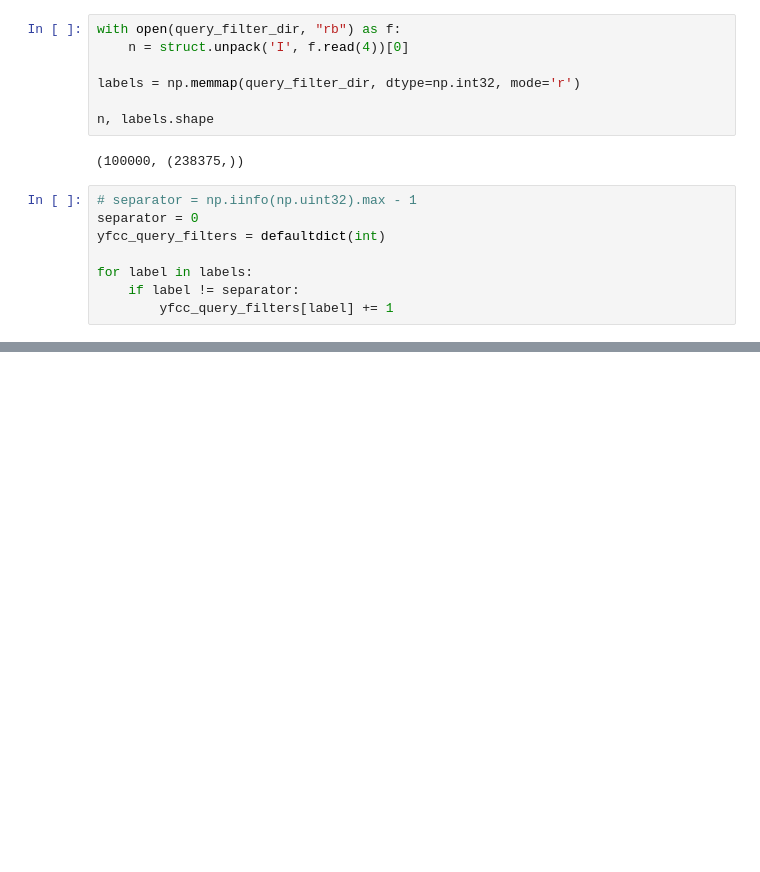
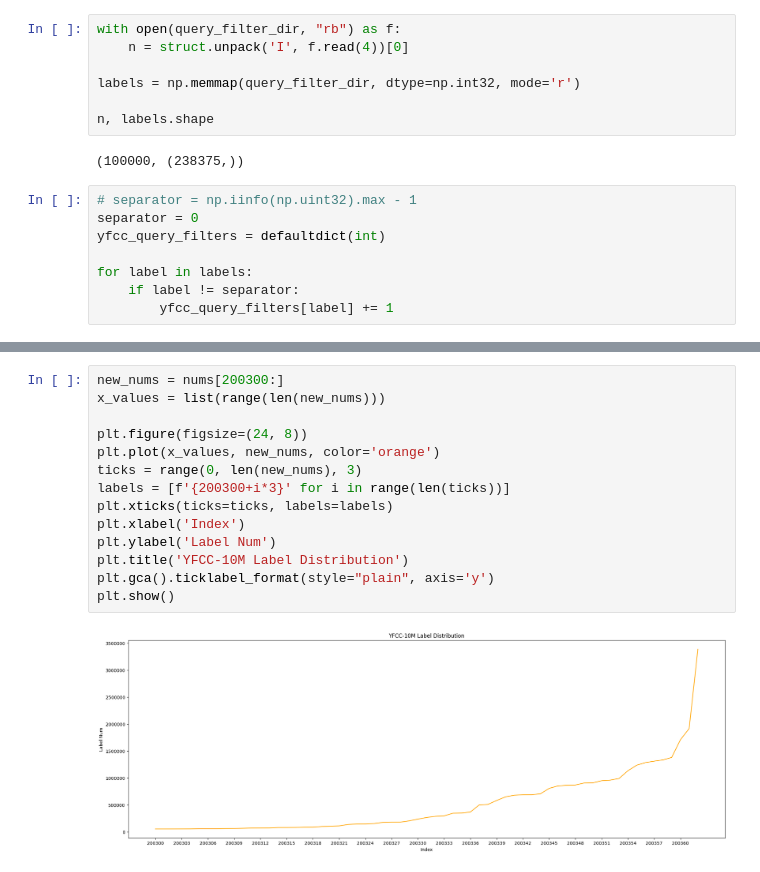
Before and after one commit to sujingbo0217/ANNlib, a Jupyter notebook: data/label_analysis.ipynb, the cells around one changed output, grey strips where cells are left out. Saved outputs shown, nothing was run; the diff lists cells and outputs as text; blank space fills up the shorter version.

```diff
--- a/data/label_analysis.ipynb
+++ b/data/label_analysis.ipynb
@@ -380,0 +514,16 @@ choices, [sorted_yfcc_base[i] for i in choices], [sorted_yfcc_base[i][1] / max_v
+# %%
+new_nums = nums[200300:]
+x_values = list(range(len(new_nums)))
+
+plt.figure(figsize=(24, 8))
+plt.plot(x_values, new_nums, color='orange')
+ticks = range(0, len(new_nums), 3)
+labels = [f'{200300+i*3}' for i in range(len(ticks))]
+plt.xticks(ticks=ticks, labels=labels)
+plt.xlabel('Index')
+plt.ylabel('Label Num')
+plt.title('YFCC-10M Label Distribution')
+plt.gca().ticklabel_format(style="plain", axis='y')
+plt.show()
+# %% [output]
+[figure, added]
```
Also changed, not shown: parts of 18 cells of this notebook, 3 other files.
